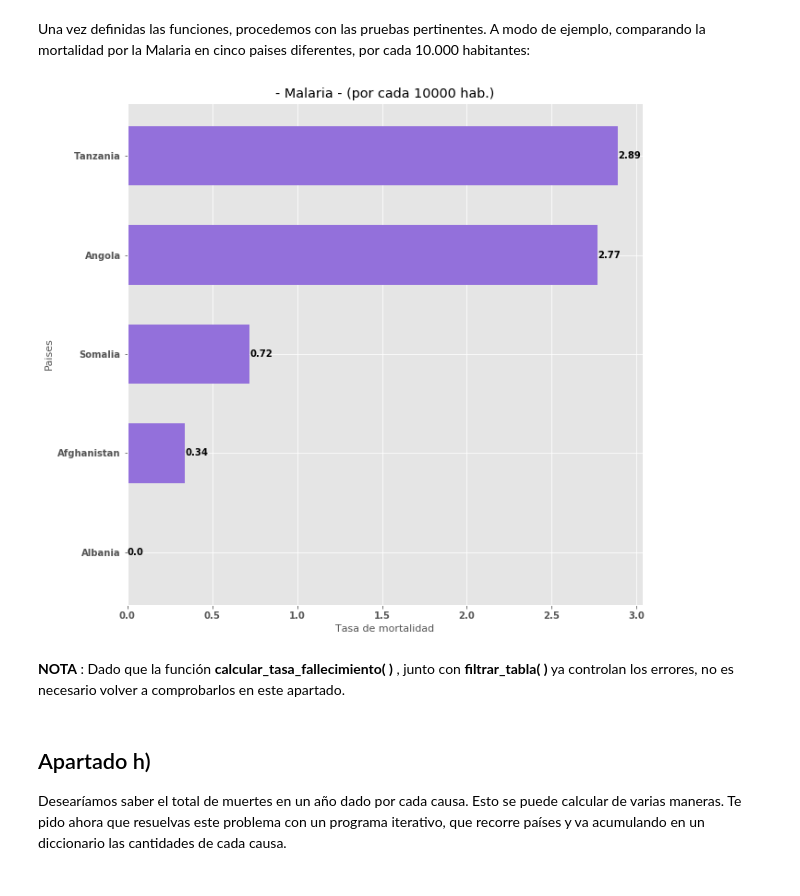
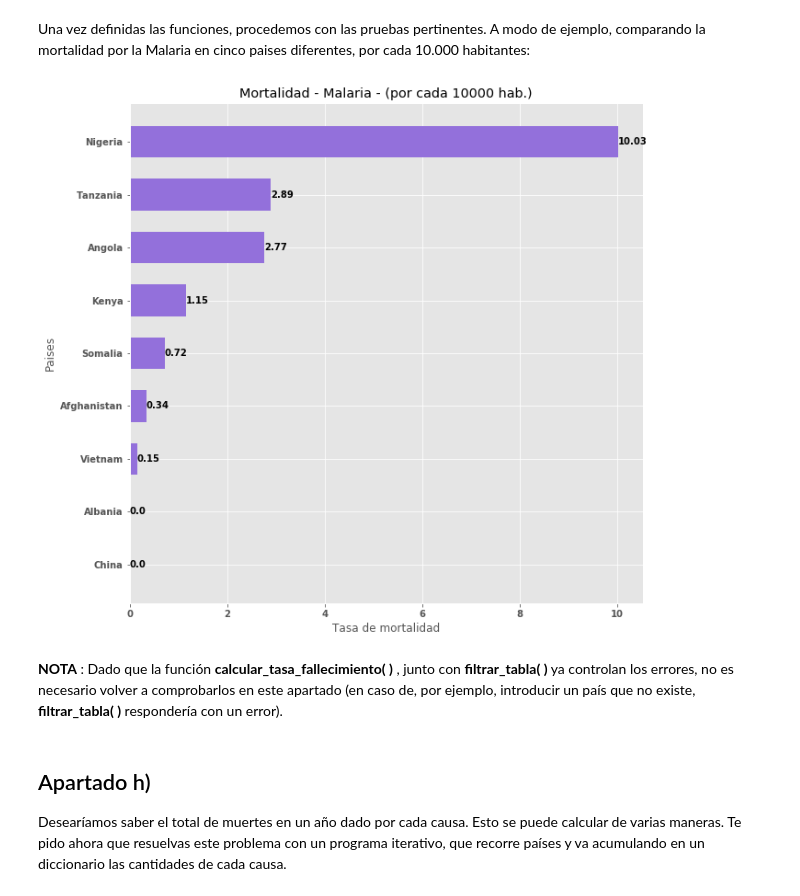
Before and after one commit to AlbertoUAH/EntregaPython, a Jupyter notebook: causas_de_muerte.ipynb, the cells around one changed output. Saved outputs shown, nothing was run; the diff lists cells and outputs as text; code cells hidden in the pictures.

```diff
--- a/causas_de_muerte.ipynb
+++ b/causas_de_muerte.ipynb
@@ -1115,10 +1116,9 @@ def eliminar_caracter(columna, caracter):
 
     Returns
     -------
-    pandas.DataFrame
+    pandas.Series
         Columna con los valores convertidos a formato float
     """
-
     if any(columna.astype(str).str.contains(caracter, na = False)) == True:
         return columna.replace(caracter, '', regex=True).astype(float)
     else:
@@ -1204,7 +1204,7 @@ def calcular_tasa_fallecimiento(df_fallecimientos, datos_poblacion, param_pais,
     Los parametros de consulta (pais, anno, causa fallecimiento)
     deben existir en el DataFrame
     Los valores contenidos en la columna param_causa DEBEN ser numericos
-    La tasa debe ser estrictamente mayor que 0
+    La tasa debe ser estrictamente mayor que 0 (tasa > 0)
 
     Example
     -------
@@ -1317,9 +1320,9 @@ def imprimir_grafico_barras(y, x, color):
 
     Parameters
     ----------
-    x : pandas.DataFrame
+    x : pandas.Series
         Tabla de datos con las coordenadas del eje X
-    y : pandas.DataFrame / pandas.Index
+    y : pandas.Series / pandas.Index
         Tabla de datos (e incluso un indice) con las coordenadas del eje Y
     color : str
         Color del grafico
@@ -1382,9 +1385,9 @@ def comparar_mortalidad(df_fallecimientos, datos_poblacion, param_paises, param_
     for indice, valor in enumerate(df_tasas_mortalidad[param_causa]):
         plt.text(valor, indice, valor, verticalalignment='center', fontsize = 10)
 
-    plt.title(param_causa + " (por cada " + str(tasa) + " hab.)")
-    plt.ylabel("Paises", fontsize=11)
-    plt.xlabel("Tasa de mortalidad", fontsize=11)
+    plt.title("Mortalidad " + param_causa + " (por cada " + str(tasa) + " hab.)")
+    plt.ylabel("Paises", fontsize=12)
+    plt.xlabel("Tasa de mortalidad", fontsize=12)
 
     return plt.show()
 # %% [markdown]
@@ -1392,13 +1395,13 @@ Una vez definidas las funciones, procedemos con las pruebas pertinentes. A modo
 # %%
 # Pruebas diseñadas y ejecutadas en el apartado g)
 # comparar_mortalidad - OK
 # ¿Y si la tasa de mortalidad de un pais es cero?
-param_paises = {"Somalia","Tanzania","Afghanistan","Angola", "Albania"}
+param_paises = {"Somalia","Tanzania","Afghanistan","Angola", "Albania","China","Vietnam","Nigeria","Kenya"}
 comparar_mortalidad(df_fallecimientos, datos_poblacion, param_paises, 2015, "- Malaria -", 10000)
 # %% [output]
-[figure, old version]
+[figure, new version]
 # %% [markdown]
-__NOTA__ : Dado que la función __calcular_tasa_fallecimiento( )__ , junto con __filtrar_tabla( )__ ya controlan los errores, no es necesario volver a comprobarlos en este apartado.
+__NOTA__ : Dado que la función __calcular_tasa_fallecimiento( )__ , junto con __filtrar_tabla( )__ ya controlan los errores, no es necesario volver a comprobarlos en este apartado (en caso de, por ejemplo, introducir un país que no existe, __filtrar_tabla( )__ respondería con un error).
 # %% [markdown]
 ## Apartado h)
 
```
Also changed, not shown: parts of 51 cells of this notebook, 14 other files.
